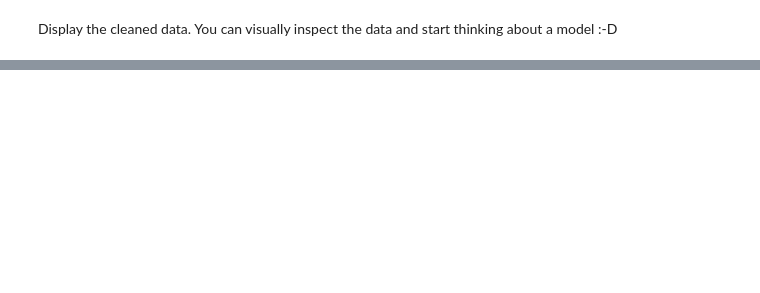
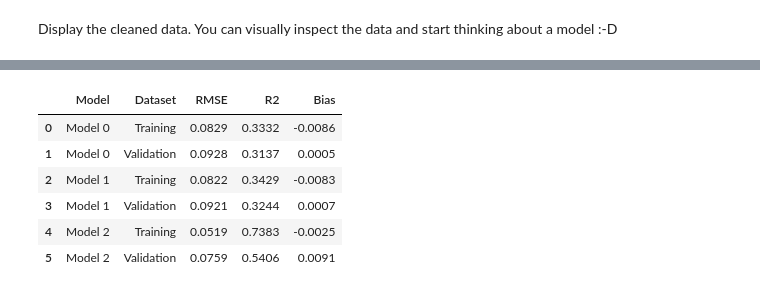
Before and after one commit to benbenbeatit912002/HPP32806-assignment-1, a Jupyter notebook: Load_data.ipynb, the cells around one changed output, grey strips where cells are left out. Cells and saved outputs as stored; diff of their text form; code cells hidden in the pictures; blank space fills up the shorter version.

```diff
--- a/Load_data.ipynb
+++ b/Load_data.ipynb
@@ -162,0 +426,82 @@ plt.show()
+# %%
+PARAMETER_BOUNDS = {
+    "Model 0": {
+        "names": ["g0", "a", "Kq", "D0"],
+        "lower": [0, 0, 1, 0.01],
+        "upper": [0.1, 5, 3000, 10],
+        "initial": [0.02, 1.0, 300, 1.5],
+    },
+    "Model 1": {
+        "names": ["Amax", "K", "Rd", "g0", "gL", "Gamma", "D0"],
+        "lower": [0, 1, 0, 0, 0, 0, 0.01],
+        "upper": [50, 3000, 10, 0.1, 50, 100, 10],
+        "initial": [30, 500, 2, 0.02, 10, 40, 1.5],
+    },
+    "Model 2": {
+        "names": ["Amax", "K", "Rd", "g0", "gL", "Gamma", "D0", "k_lag"],
+        "lower": [0, 1, 0, 0, 0, 0, 0.01, 0.001],
+        "upper": [50, 3000, 10, 0.1, 50, 100, 10, 1],
+        "initial": [30, 500, 2, 0.02, 10, 40, 1.5, 0.15],
+    },
+}
+
+
+def fit_model(model_name, train_df):
+    spec = PARAMETER_BOUNDS[model_name]
+    y_obs = train_df["gsw"].to_numpy(dtype=float)
+
+    def residuals(params):
+        y_pred = predict_model(model_name, params, train_df)
+        residual = y_pred - y_obs
+        return np.nan_to_num(residual, nan=1e3, posinf=1e3, neginf=-1e3)
+
+    result = least_squares(
+        residuals,
+        x0=np.asarray(spec["initial"], dtype=float),
+        bounds=(np.asarray(spec["lower"], dtype=float), np.asarray(spec["upper"], dtype=float)),
+        max_nfev=500,
+        loss="soft_l1",
+    )
+
+    params = dict(zip(spec["names"], result.x))
+    return params, result
+
+
+def params_to_array(model_name, params):
+    return np.asarray([params[name] for name in PARAMETER_BOUNDS[model_name]["names"]], dtype=float)
+
+
+def evaluate_model(model_name, params, train_df, validation_df):
+    param_array = params_to_array(model_name, params)
+    rows = []
+
+    for dataset_name, df in [("Training", train_df), ("Validation", validation_df)]:
+        y_pred = predict_model(model_name, param_array, df)
+        metrics = calculate_metrics(df["gsw"], y_pred)
+        rows.append({"Model": model_name, "Dataset": dataset_name, **metrics})
+
+    return pd.DataFrame(rows)
+
+
+fitted_params = {}
+fit_results = {}
+metric_tables = []
+
+for model_name in ["Model 0", "Model 1", "Model 2"]:
+    params, result = fit_model(model_name, train_df)
+    fitted_params[model_name] = params
+    fit_results[model_name] = result
+    metric_tables.append(evaluate_model(model_name, params, train_df, validation_df))
+
+    print(f"\n{model_name} fitted parameters")
+    for key, value in params.items():
+        print(f"  {key}: {value:.6g}")
+    print(f"  optimizer cost: {result.cost:.6g}")
+    print(f"  function evaluations: {result.nfev}")
+
+comparison_table = pd.concat(metric_tables, ignore_index=True)
+comparison_table[["RMSE", "R2", "Bias"]] = comparison_table[["RMSE", "R2", "Bias"]].round(4)
+
+print("\nModel comparison")
+display(comparison_table)
+# %% [output]
@@ -162,0 +525,7 @@ plt.show()
+|  | Model | Dataset | RMSE | R2 | Bias |
+| 0 | Model 0 | Training | 0.0829 | 0.3332 | -0.0086 |
+| 1 | Model 0 | Validation | 0.0928 | 0.3137 | 0.0005 |
+| 2 | Model 1 | Training | 0.0822 | 0.3429 | -0.0083 |
+| 3 | Model 1 | Validation | 0.0921 | 0.3244 | 0.0007 |
+| 4 | Model 2 | Training | 0.0519 | 0.7383 | -0.0025 |
+| 5 | Model 2 | Validation | 0.0759 | 0.5406 | 0.0091 |
```
Also changed, not shown: parts of 17 cells of this notebook, 1 other file.
